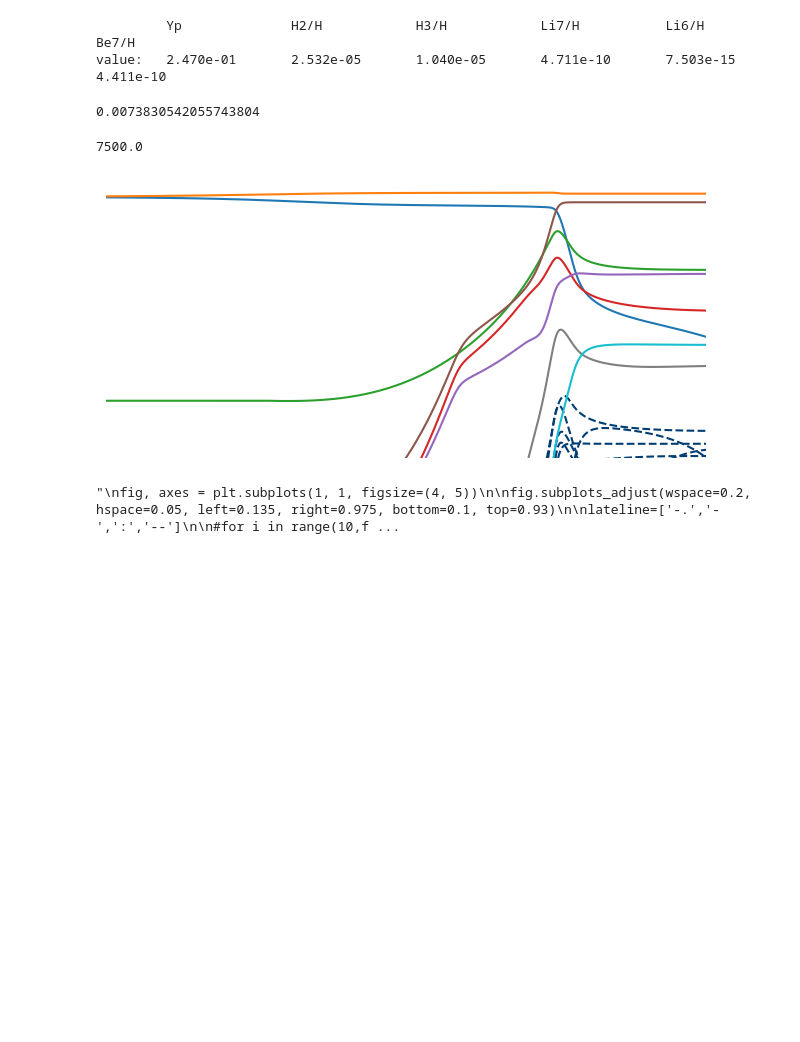
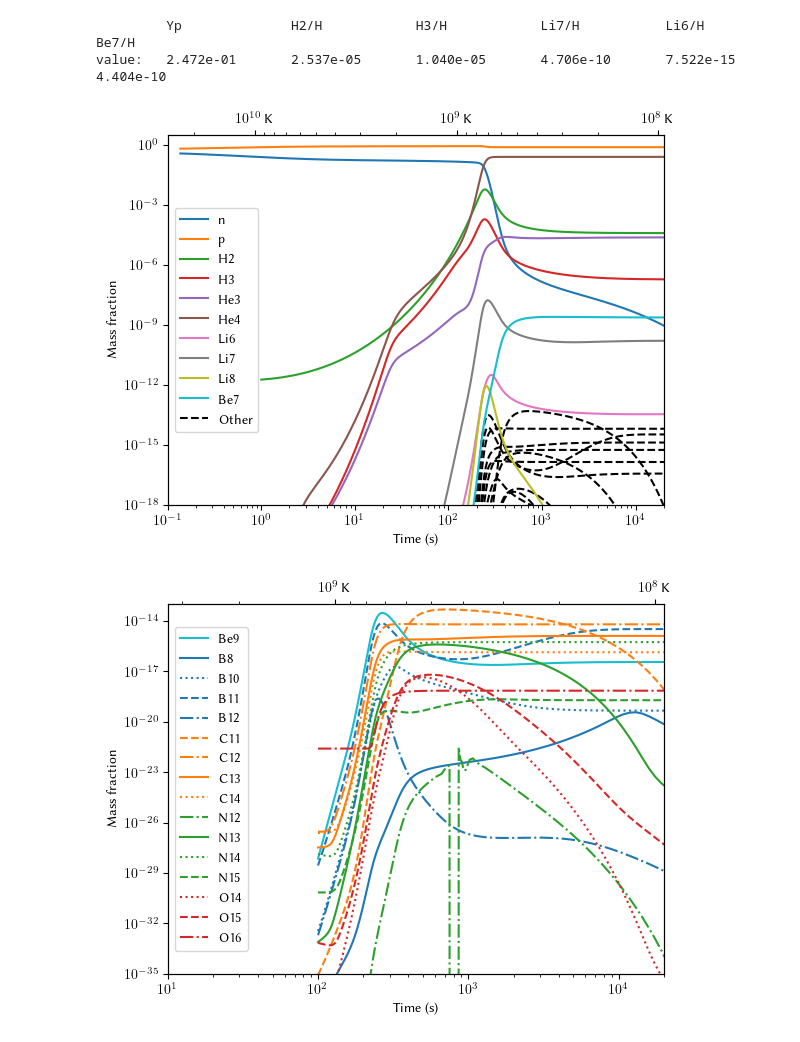
Before and after one commit to hansbdein/Speciale, a Jupyter notebook: APODORA_main.ipynb, the cells around one changed output. Saved outputs shown, nothing was run; the diff lists cells and outputs as text; code cells hidden in the pictures; blank space fills up the shorter version.

```diff
--- a/APODORA_main.ipynb
+++ b/APODORA_main.ipynb
@@ -138,7 +169,7 @@ def P_e(T): #electron/positron pressure
 
 ### Initial conditions ###
 t_max=1769922*timeunit
-T_ini=10 #27/TMeV2T9                     #initial temperature in MeV
+T_ini=27/TMeV2T9                     #initial temperature in MeV
 t_ini=3/(2*np.sqrt(43/5*G*np.pi**3))/T_ini**2 #initial time in hbar/MeV
 n_gamma_ini= 1.20206*2/np.pi**2*T_ini**3    #initial number density of photons based on theory
 eta=6.1e-10     #CMB baryon-to-photon ratio
@@ -290,11 +295,17 @@ T_cache(0.01*timeunit)
 # %%
 #times for switching between networks
-t_start=[max(t_ini,0.01*timeunit),0.3*timeunit,1*timeunit,100*timeunit,1e5*timeunit]
+t_start=[max(t_ini,0.1*timeunit),1*timeunit,100*timeunit,1e5*timeunit]
 
 #Solve the system
 #initial conditions
-solY=np.array([[1/(np.exp(Q/T_cache(tnp))+1) for tnp in np.geomspace(t_ini,t_start[0],50)],[1/(np.exp(-Q/T_cache(tnp))+1) for tnp in np.geomspace(t_ini,t_start[0],50)]])
-soltime=np.array([tnp for tnp in np.geomspace(t_ini,t_start[0],50)])
+
+#for high T start
+#solY=np.array([[1/(np.exp(Q/T_cache(tnp))+1) for tnp in np.geomspace(t_ini,t_start[0],50)],[1/(np.exp(-Q/T_cache(tnp))+1) for tnp in np.geomspace(t_ini,t_start[0],50)]])
+#soltime=np.array([tnp for tnp in np.geomspace(t_ini,t_start[0],50)])
+solY=np.array([[1/(np.exp(Q/T_cache(t_start[0]))+1)], [1/(np.exp(-Q/T_cache(t_start[0]))+1)]])
+soltime=np.array([t_start[0]])
+
+
 evals=0
 for i in range(len(networks)):
     #print(t_start[i]/timeunit)
@@ -317,10 +328,10 @@ for i in range(len(networks)):
     evals+=jacsolY.nfev
     abun=[abun[-1] for abun in jacsolY.y]
     #for leaving long lines
-    solY=np.concatenate((np.concatenate((solY,np.multiply(np.ones((len(solY[0]),nNucs[i]-nNucs[i-1])),initial_param[len(solY):]).T)),jacsolY.y),axis=1)
+    #solY=np.concatenate((np.concatenate((solY,np.multiply(np.ones((len(solY[0]),nNucs[i]-nNucs[i-1])),initial_param[len(solY):]).T)),jacsolY.y),axis=1)
 
     #for not including
-    #solY=np.concatenate((np.concatenate((solY,np.full((nNucs[i]-nNucs[i-1],len(solY[0])), np.nan, order='C'))),jacsolY.y),axis=1)
+    solY=np.concatenate((np.concatenate((solY,np.full((nNucs[i]-nNucs[i-1],len(solY[0])), np.nan, order='C'))),jacsolY.y),axis=1)
 
     soltime=np.concatenate((soltime,jacsolY.t+t_start[i]))
 
@@ -330,15 +341,7 @@ print('\t Yp  '+'\t\t H2/H '+'\t\t H3/H '+'\t\t Li7/H '+'\t\t Li6/H '+'\t\t Be7/
 print('value:\t '"{:.3e}".format(4*abun[5])+'\t '+"{:.3e}".format(abun[2]/abun[1])+'\t '+"{:.3e}".format((abun[3]+abun[4])/abun[1])+'\t '+"{:.3e}".format((abun[7]+abun[9])/abun[1])+'\t '+"{:.3e}".format((abun[6])/abun[1])+'\t '+"{:.3e}".format((abun[9])/abun[1]))
 # %% [output]
          Yp              H2/H            H3/H            Li7/H           Li6/H           Be7/H
-value:   2.470e-01       2.532e-05       1.040e-05       4.711e-10       7.503e-15       4.411e-10
+value:   2.472e-01       2.537e-05       1.040e-05       4.706e-10       7.522e-15       4.404e-10
-# %%
-t_ini/timeunit
-# %% [output]
-0.0073830542055743804
-# %%
-7.5e3
-# %% [output]
-7500.0
 # %%
 # Plot the results
 #soltime=midsoltimes[50]
@@ -346,44 +349,44 @@ t_ini/timeunit
 
 
 #plt.figure('abundance',figsize=(6.4, 8))
-fig, axes = plt.subplots(1, 1, figsize=(6, 2.75))
+#fig, axes = plt.subplots(1, 1, figsize=(width, 4))
 
-fig.subplots_adjust(wspace=0.5, hspace=0., left=0, right=1, bottom=0, top=1)
+#fig.subplots_adjust(wspace=0.2, hspace=0.05, left=0.135, right=0.975, bottom=0.125, top=0.9)
 
 prop_cycle = plt.rcParams['axes.prop_cycle']
 colors = prop_cycle.by_key()['color']
 colors*=8
 line=['-']*10+['--']*10+[':']*10+['-.']*10+['-']*10+['--']*10+[':']*10+['-.']*10
 
-AUblue=np.array([0, 61, 115])/255
+
 for i in range(10,fnNucs):
-    plt.plot(soltime/timeunit, A[i]*solY[i],'--',color=AUblue)
-for i in [6,8]:
-    plt.plot(soltime/timeunit, A[i]*solY[i],'--',color=AUblue)
-for i in [0,1,2,3,4,5,7,9]:
+    plt.plot(soltime/timeunit, A[i]*solY[i],'k--')
+for i in range(10):
     plt.plot(soltime/timeunit, A[i]*solY[i],line[i], color=colors[i], label=Y_labels[i])
 plt.plot(soltime/timeunit, A[19]*solY[19],'k--', label='Other')
 
 #plt.axvline(soltime[1150]/timeunit)
-#plt.xlabel('Time (s)')
-#plt.ylabel('Mass fraction')
-xlims=(t_ini/timeunit,7.5e3)
-plt.ylim(1e-15,3)
-#xlims=(0.001,0.1)
-#plt.ylim(1e-1,3)
+plt.xlabel('Time (s)')
+plt.ylabel('Mass fraction')
+xlims=(0.1,2e4)
+plt.ylim(1e-18,3)
 plt.xlim(*xlims)
 plt.xscale('log')
 plt.yscale('log')
-plt.axis('off')
-#plt.legend()
-fig.savefig('TeX/cover/abundancelong.pdf')
+
+plt.legend(loc='center left')
+plt.twiny()
+plt.xscale('log')
+plt.xlim(*(T_cache(timeunit*t)*TMeV2T9*1e9  for t in xlims))
+plt.gca().xaxis.set_major_formatter(AddK())
+#fig.savefig('TeX/figures/abundancelight.pdf')
 plt.show()
 
 ####
-'''
-fig, axes = plt.subplots(1, 1, figsize=(4, 5))
 
-fig.subplots_adjust(wspace=0.2, hspace=0.05, left=0.135, right=0.975, bottom=0.1, top=0.93)
+#fig, axes = plt.subplots(1, 1, figsize=(width, 5))
+
+#fig.subplots_adjust(wspace=0.2, hspace=0.05, left=0.135, right=0.975, bottom=0.1, top=0.93)
 
 lateline=['-.','-',':','--']
 
@@ -408,35 +411,38 @@ xlims=(10,2e4)
 plt.xlim(*xlims)
 plt.xscale('log')
 plt.yscale('log')
+plt.legend(loc='center left')
+plt.twiny()
+plt.xscale('log')
+plt.xlim(*(T_cache(timeunit*t)*TMeV2T9*1e9 for t in xlims))
+plt.gca().xaxis.set_major_formatter(AddK())
 
-
-
+#fig.savefig('TeX/figures/abundanceheavy.pdf')
 plt.show()
 
 ######
 
 plt.figure('step size')
 plt.plot(range(len(soltime)),[(soltime[i]-soltime[i-1])/timeunit for i in range(len(soltime))] )
 
 plt.yscale('log')
 plt.xlabel('step')
 plt.ylabel('stepsize in seconds')
 plt.show()
 
 plt.figure('abundance',figsize=(6.4, 8))
 
 for i in range(fnNucs):
       plt.plot(range(len(soltime)), A[i]*solY[i],line[i], color=colors[i], label=Y_labels[i])
 
 plt.xlabel('step')
 plt.ylabel('Mass fraction')
 plt.ylim(1e-80,1)
 #plt.xlim(0,20)
 #plt.xscale('log')
 plt.yscale('log')
 plt.legend(loc='right')
 plt.show()
-'''
 # %% [output]
-[figure, old version]
+[figure, new version]
-"\nfig, axes = plt.subplots(1, 1, figsize=(4, 5))\n\nfig.subplots_adjust(wspace=0.2, hspace=0.05, left=0.135, right=0.975, bottom=0.1, top=0.93)\n\nlateline=['-.','-',':','--']\n\n#for i in range(10,f ...
+[figure, added]
```
Also changed, not shown: parts of 8 cells of this notebook.
